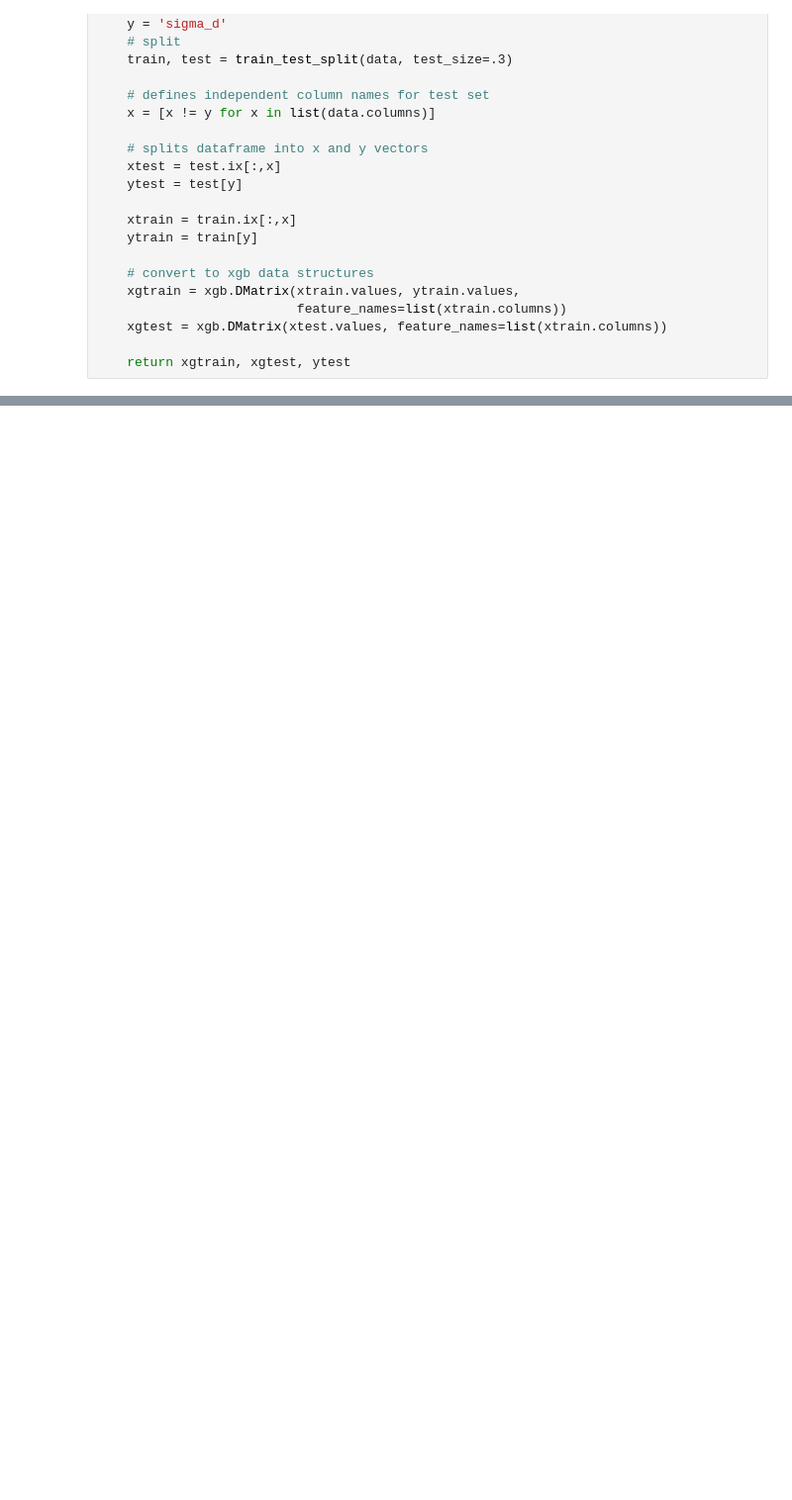
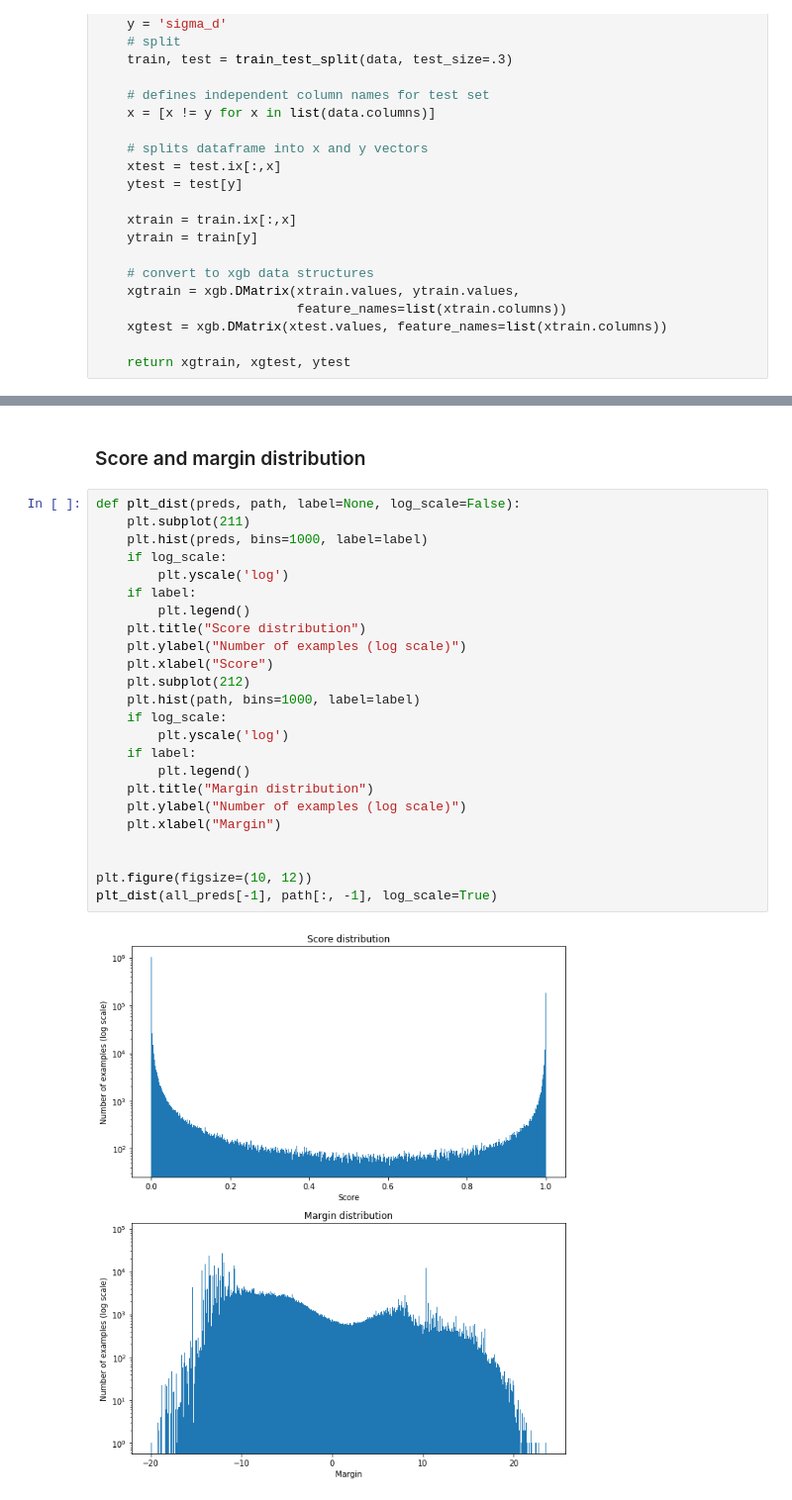
Before and after one commit to yoavfreund/Bathymetry, a Jupyter notebook: xgboost/xgsea.ipynb, the cells around one changed output, grey strips where cells are left out. Shown at 99% size. Drawn from its saved outputs; the diff is of its cells as text; blank space fills up the shorter version.

```diff
--- a/xgboost/xgsea.ipynb
+++ b/xgboost/xgsea.ipynb
@@ -224,0 +276,28 @@ for t in ['gain', 'cover', 'weight']:
+# %% [markdown]
+### Score and margin distribution
+# %%
+def plt_dist(preds, path, label=None, log_scale=False):
+    plt.subplot(211)
+    plt.hist(preds, bins=1000, label=label)
+    if log_scale:
+        plt.yscale('log')
+    if label:
+        plt.legend()
+    plt.title("Score distribution")
+    plt.ylabel("Number of examples (log scale)")
+    plt.xlabel("Score")
+    plt.subplot(212)
+    plt.hist(path, bins=1000, label=label)
+    if log_scale:
+        plt.yscale('log')
+    if label:
+        plt.legend()
+    plt.title("Margin distribution")
+    plt.ylabel("Number of examples (log scale)")
+    plt.xlabel("Margin")
+
+
+plt.figure(figsize=(10, 12))
+plt_dist(all_preds[-1], path[:, -1], log_scale=True)
+# %% [output]
+[figure, added]
```
Also changed, not shown: parts of 22 cells of this notebook, 1 other file.
